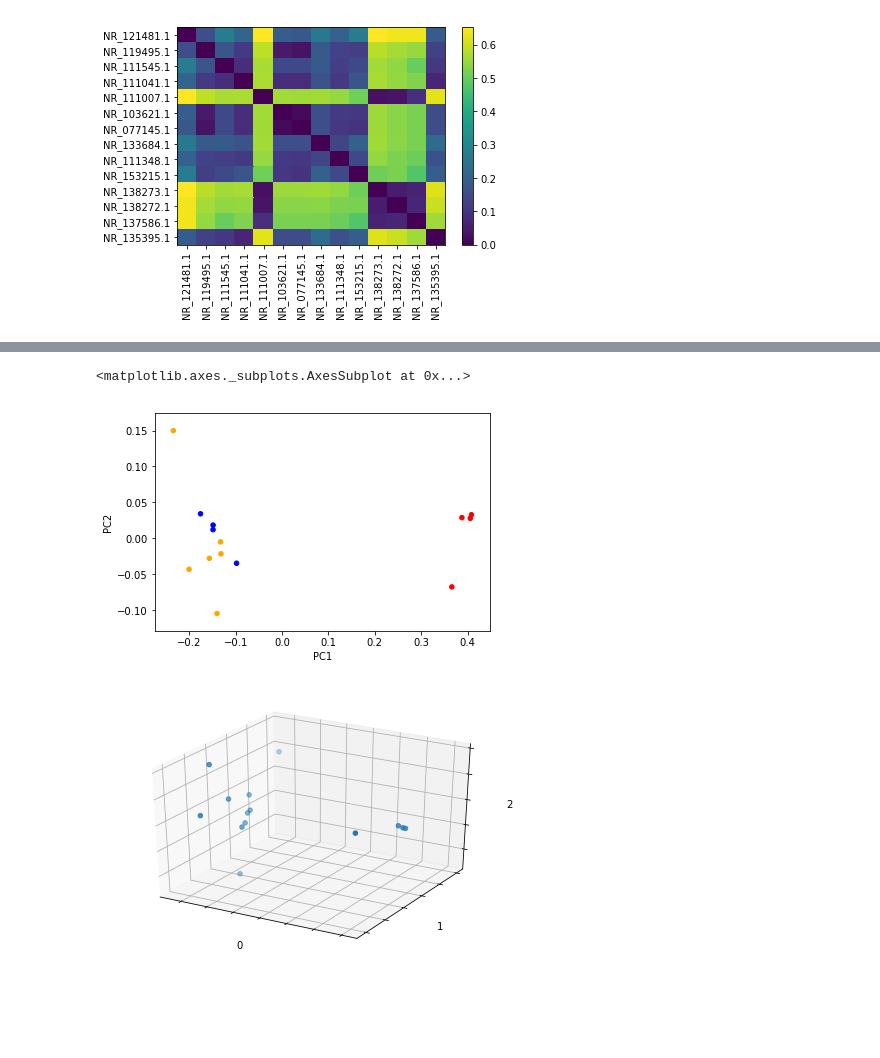
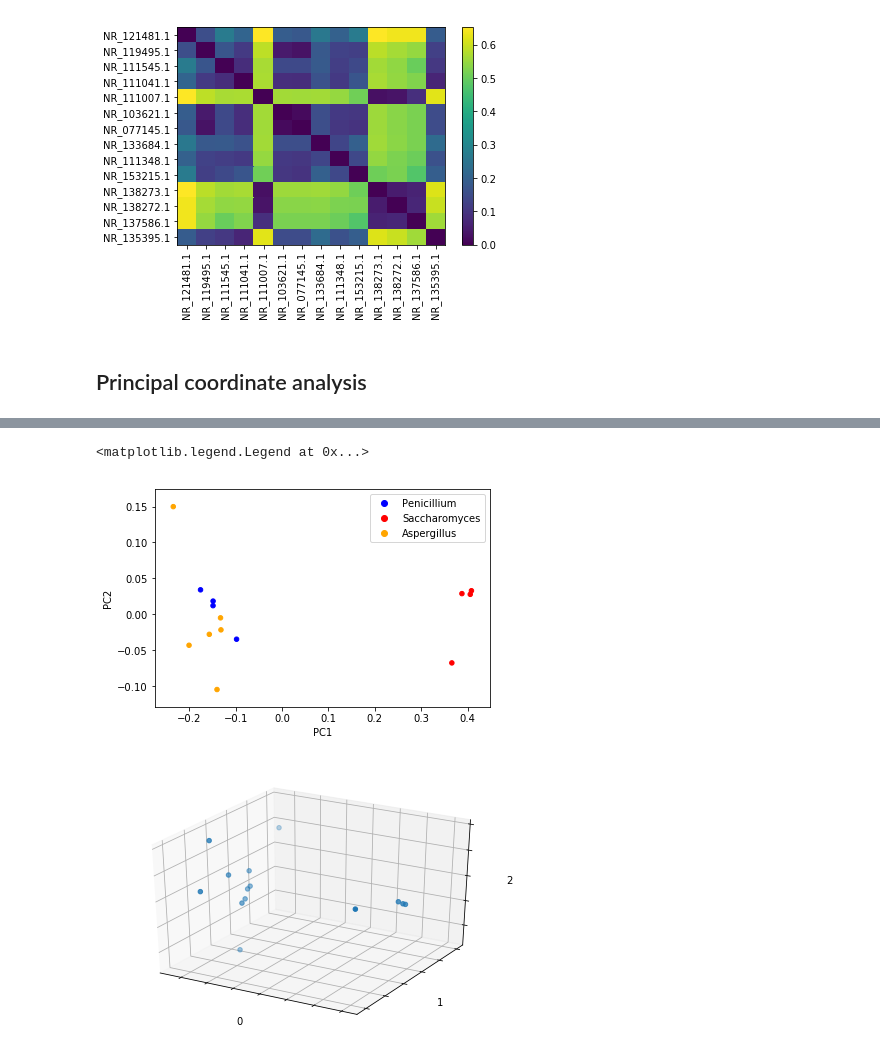
Before and after one commit to jvkersch/bio-tutorial, a Jupyter notebook: 2-multiple-alignment-trees.ipynb, the cells around one changed output, grey strips where cells are left out. Drawn from its saved outputs; the diff is of its cells as text; code cells hidden in the pictures; blank space fills up the shorter version.

```diff
--- a/2-multiple-alignment-trees.ipynb
+++ b/2-multiple-alignment-trees.ipynb
@@ -351,6 +360,9 @@ Data:
 dm
 # %% [output]
 [figure]
+# %% [markdown]
+Principal coordinate analysis
+---
 # %%
 import skbio
 pc = skbio.stats.ordination.pcoa(dm)
@@ -375,15 +387,20 @@ pc.samples
 # %%
 taxa_to_colors = {
     "Penicillium": "blue",
     "Saccharomyces": "red",
     "Aspergillus": "orange"
 }
 colors = [taxa_to_colors[ids_to_names[id_].split()[0]] for id_ in pc.samples.index]
 
 pc.samples.plot.scatter(x='PC1', y='PC2', c=colors)
+
+# Make empty plots to allow for a legend
+for genus, color in taxa_to_colors.items():
+    plt.plot([], [], 'o', c=color, label=genus)
+plt.legend()
 # %% [output]
-<matplotlib.axes._subplots.AxesSubplot at 0x...>
+<matplotlib.legend.Legend at 0x...>
-[figure, old version]
+[figure, new version]
 # %%
 pc
 # %% [output]
```
Also changed, not shown: parts of 2 cells of this notebook, 1 other file.
